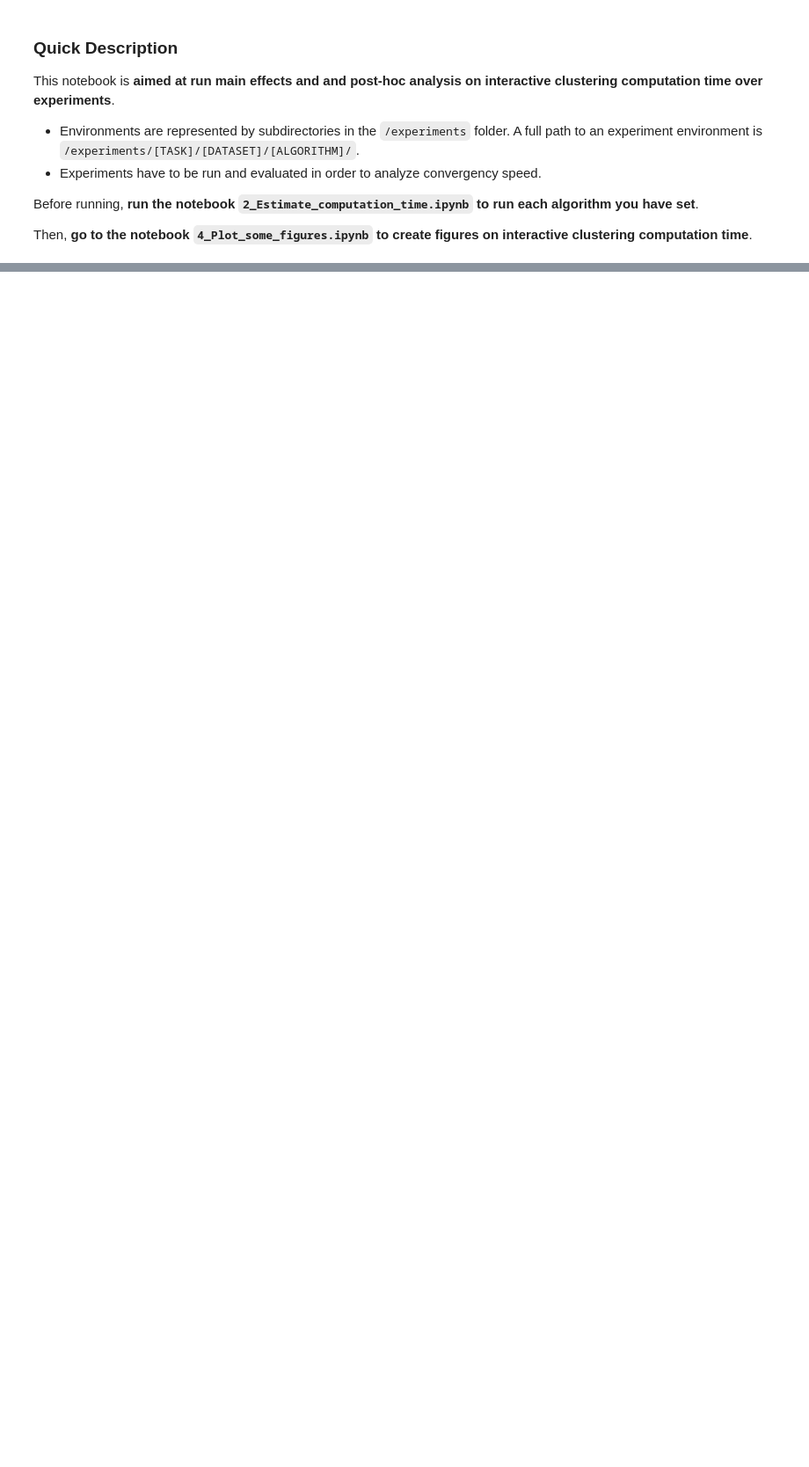
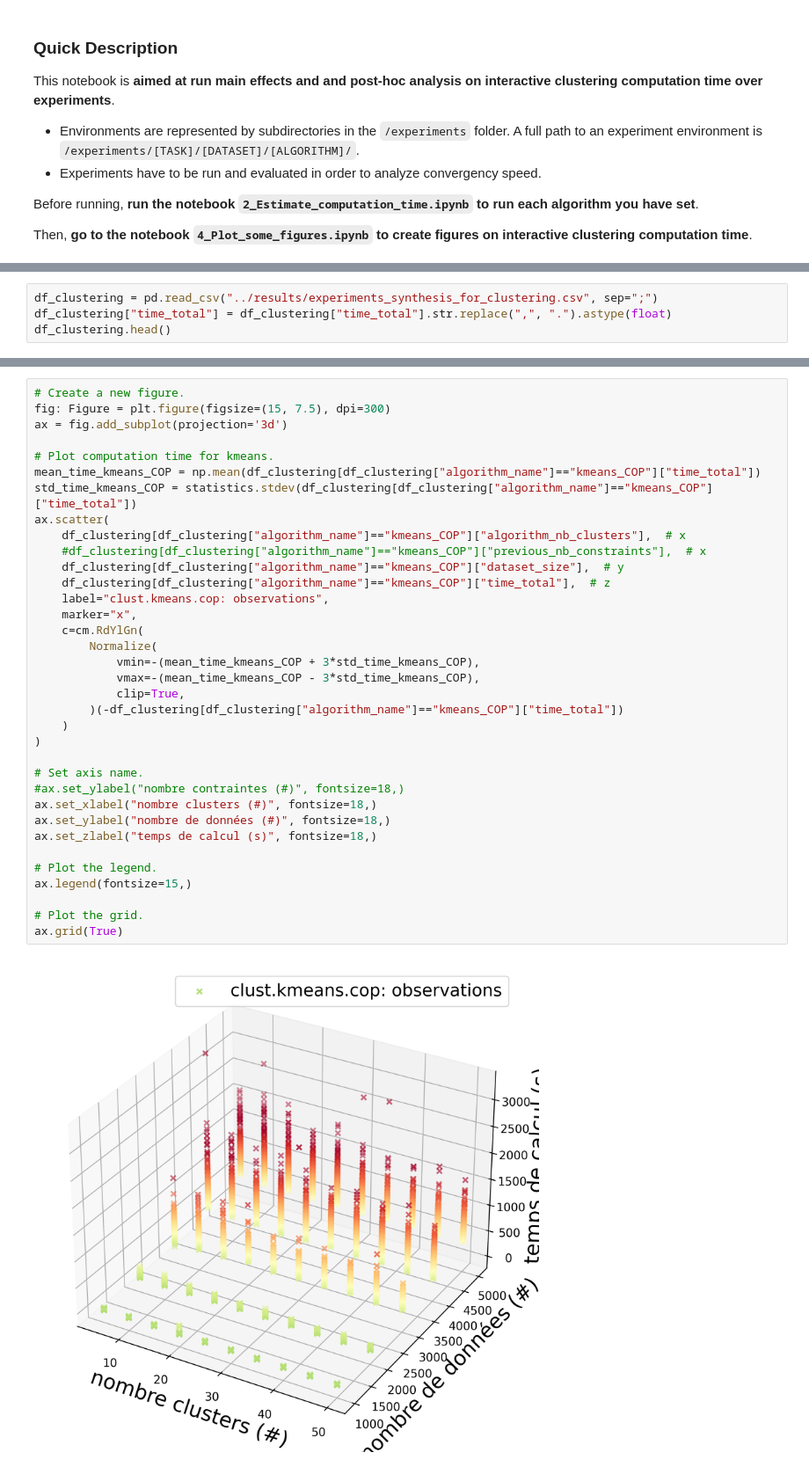
Before and after one commit to cognitivefactory/interactive-clustering-comparative-study, a Jupyter notebook: 2_computation_time_study/notebook/3_Analyze_main_effects_and_post_hoc.ipynb, the cells around one changed output, grey strips where cells are left out. Shown at 88% size. Saved outputs shown, nothing was run; the diff lists cells and outputs as text; blank space fills up the shorter version.

```diff
--- a/2_computation_time_study/notebook/3_Analyze_main_effects_and_post_hoc.ipynb
+++ b/2_computation_time_study/notebook/3_Analyze_main_effects_and_post_hoc.ipynb
@@ -396,0 +386,4 @@ summary(GLM_fit_clustering)
+# %%
+df_clustering = pd.read_csv("../results/experiments_synthesis_for_clustering.csv", sep=";")
+df_clustering["time_total"] = df_clustering["time_total"].str.replace(",", ".").astype(float)
+df_clustering.head()
@@ -396,0 +487,37 @@ summary(GLM_fit_clustering)
+# %%
+# Create a new figure.
+fig: Figure = plt.figure(figsize=(15, 7.5), dpi=300)
+ax = fig.add_subplot(projection='3d')
+
+# Plot computation time for kmeans.
+mean_time_kmeans_COP = np.mean(df_clustering[df_clustering["algorithm_name"]=="kmeans_COP"]["time_total"])
+std_time_kmeans_COP = statistics.stdev(df_clustering[df_clustering["algorithm_name"]=="kmeans_COP"]["time_total"])
+ax.scatter(
+    df_clustering[df_clustering["algorithm_name"]=="kmeans_COP"]["algorithm_nb_clusters"],  # x
+    #df_clustering[df_clustering["algorithm_name"]=="kmeans_COP"]["previous_nb_constraints"],  # x
+    df_clustering[df_clustering["algorithm_name"]=="kmeans_COP"]["dataset_size"],  # y
+    df_clustering[df_clustering["algorithm_name"]=="kmeans_COP"]["time_total"],  # z
+    label="clust.kmeans.cop: observations",
+    marker="x",
+    c=cm.RdYlGn(
+        Normalize(
+            vmin=-(mean_time_kmeans_COP + 3*std_time_kmeans_COP),
+            vmax=-(mean_time_kmeans_COP - 3*std_time_kmeans_COP),
+            clip=True,
+        )(-df_clustering[df_clustering["algorithm_name"]=="kmeans_COP"]["time_total"])
+    )
+)
+
+# Set axis name.
+#ax.set_ylabel("nombre contraintes (#)", fontsize=18,)
+ax.set_xlabel("nombre clusters (#)", fontsize=18,)
+ax.set_ylabel("nombre de données (#)", fontsize=18,)
+ax.set_zlabel("temps de calcul (s)", fontsize=18,)
+
+# Plot the legend.
+ax.legend(fontsize=15,)
+
+# Plot the grid.
+ax.grid(True)
+# %% [output]
+[figure, added]
```
Also changed, not shown: parts of 113 cells of this notebook, 7 other files.
